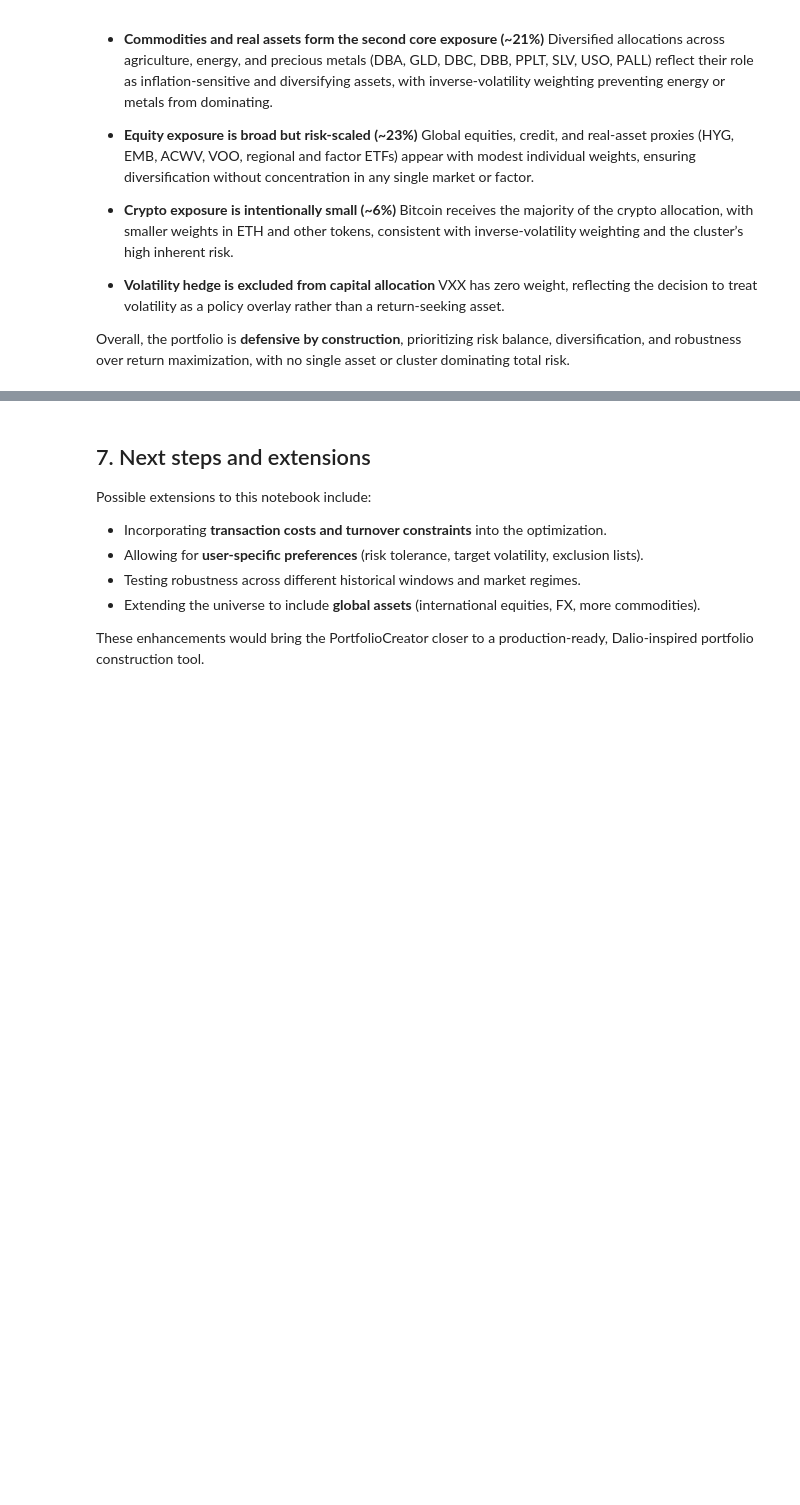
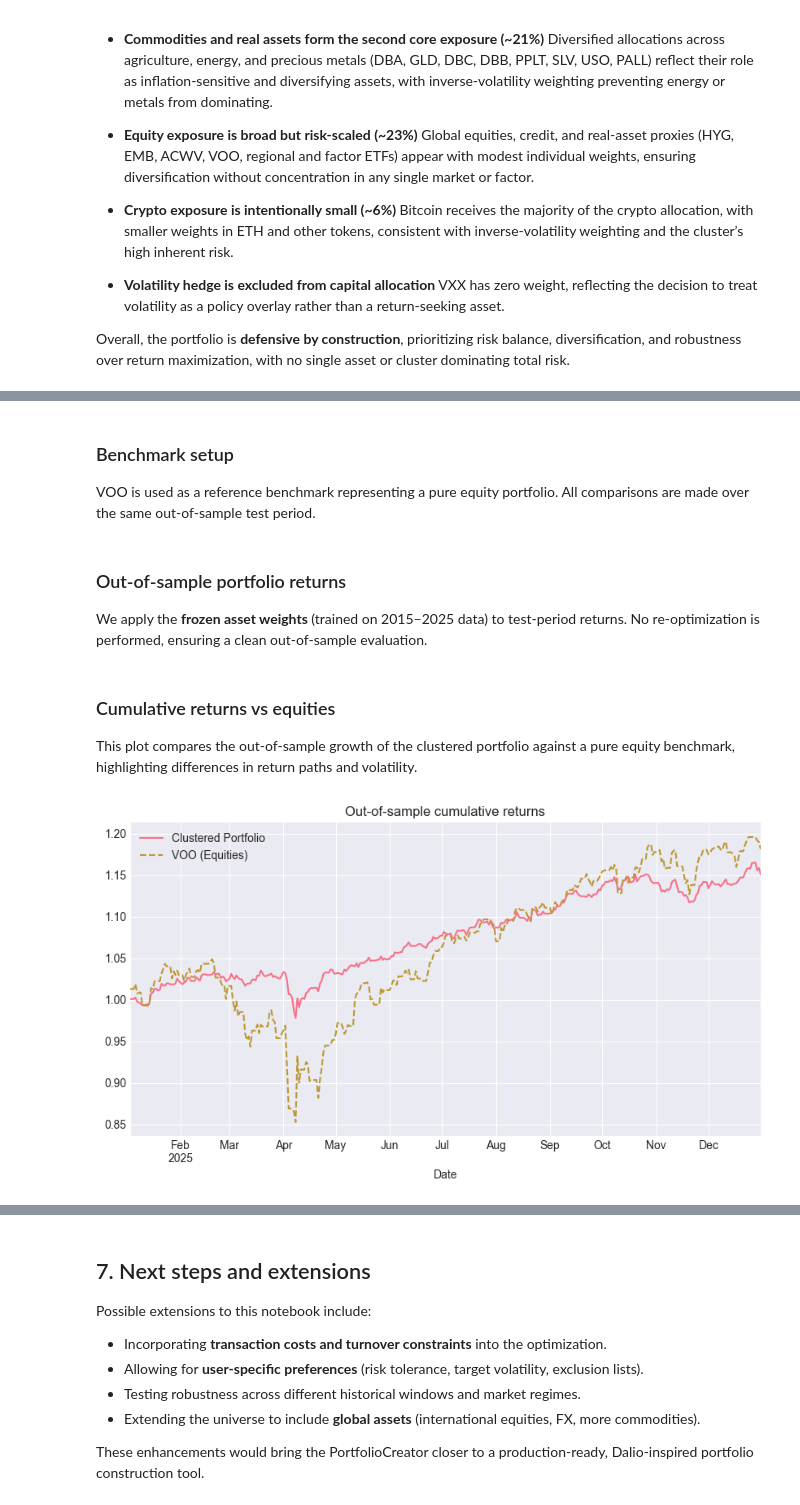
Before and after one commit to LAIN-21/dalio_uncorrelated_returns, a Jupyter notebook: portfolio_creator.ipynb, the cells around one changed output, grey strips where cells are left out. Saved outputs shown, nothing was run; the diff lists cells and outputs as text; code cells hidden in the pictures; blank space fills up the shorter version.

Commit message:
feat: Tests completed and visualized

```diff
--- a/portfolio_creator.ipynb
+++ b/portfolio_creator.ipynb
@@ -979,0 +962,5 @@ This section will translate the raw optimization output into intuitive insights
+# %% [markdown]
+### Benchmark setup
+
+VOO is used as a reference benchmark representing a pure equity portfolio.
+All comparisons are made over the same out-of-sample test period.
@@ -979,0 +976,46 @@ This section will translate the raw optimization output into intuitive insights
+# %% [markdown]
+### Out-of-sample portfolio returns
+
+We apply the **frozen asset weights** (trained on 2015–2025 data) to test-period returns.
+No re-optimization is performed, ensuring a clean out-of-sample evaluation.
+# %%
+# -----------------------
+# Portfolio returns (out-of-sample)
+# -----------------------
+asset_weights = (
+    final_weights_df
+    .set_index("asset")["total_weight"]
+)
+
+# Align weights with test returns
+asset_weights = asset_weights.reindex(returns_test.columns).fillna(0.0)
+
+portfolio_returns = returns_test @ asset_weights
+# %% [markdown]
+### Cumulative returns vs equities
+
+This plot compares the out-of-sample growth of the clustered portfolio
+against a pure equity benchmark, highlighting differences in return paths
+and volatility.
+# %%
+# -----------------------
+# Cumulative returns
+# -----------------------
+portfolio_cum_returns = (1 + portfolio_returns).cumprod()
+voo_cum_returns = (1 + returns_test["VOO"]).cumprod()
+
+portfolio_cum_returns.plot(
+    figsize=(10, 5),
+    label="Clustered Portfolio"
+)
+
+voo_cum_returns.plot(
+    linestyle="--",
+    label="VOO (Equities)"
+)
+
+plt.title("Out-of-sample cumulative returns")
+plt.legend()
+plt.show()
+# %% [output]
+[figure, added]
```
Also changed, not shown: parts of 21 cells of this notebook.
